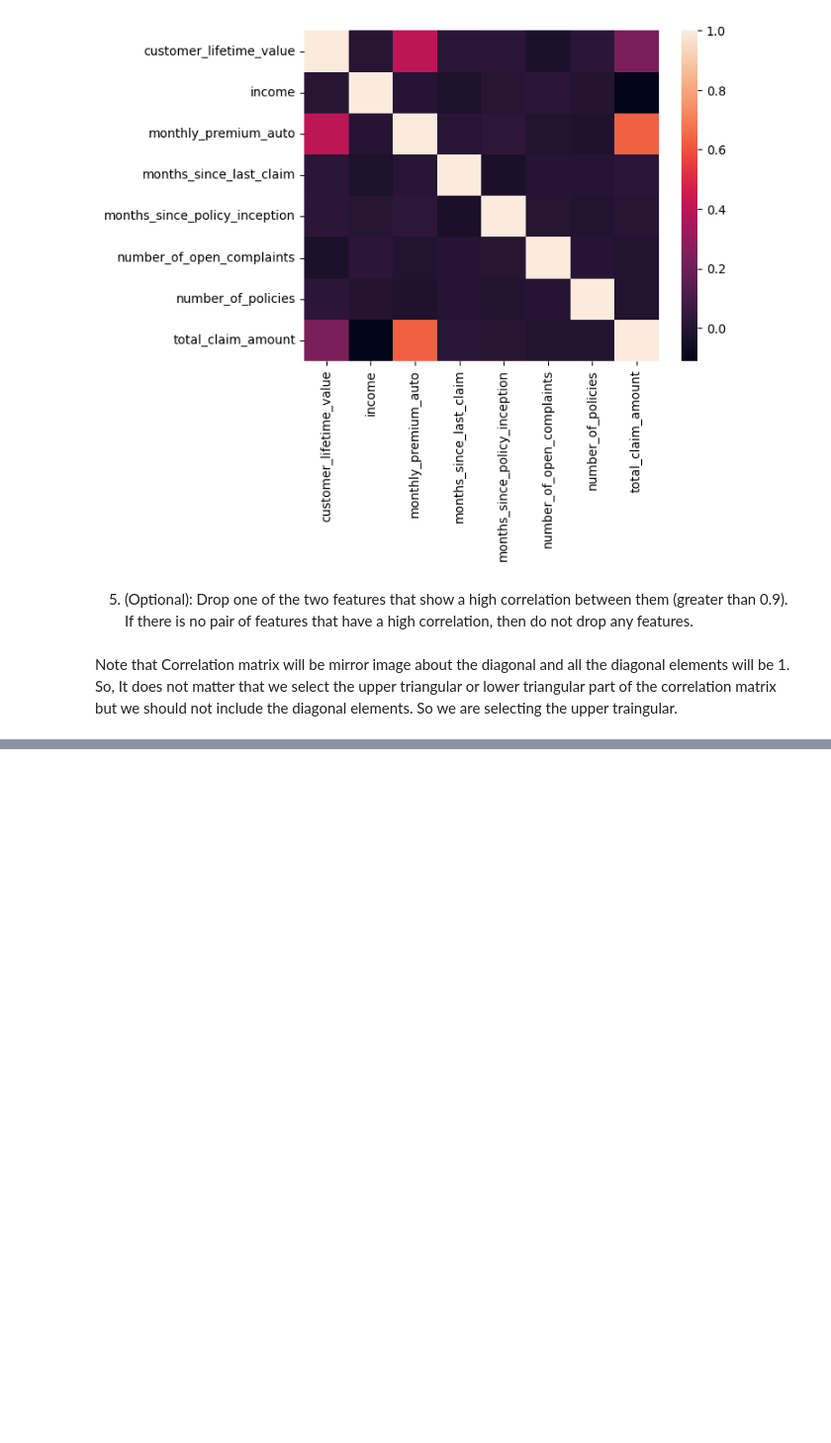
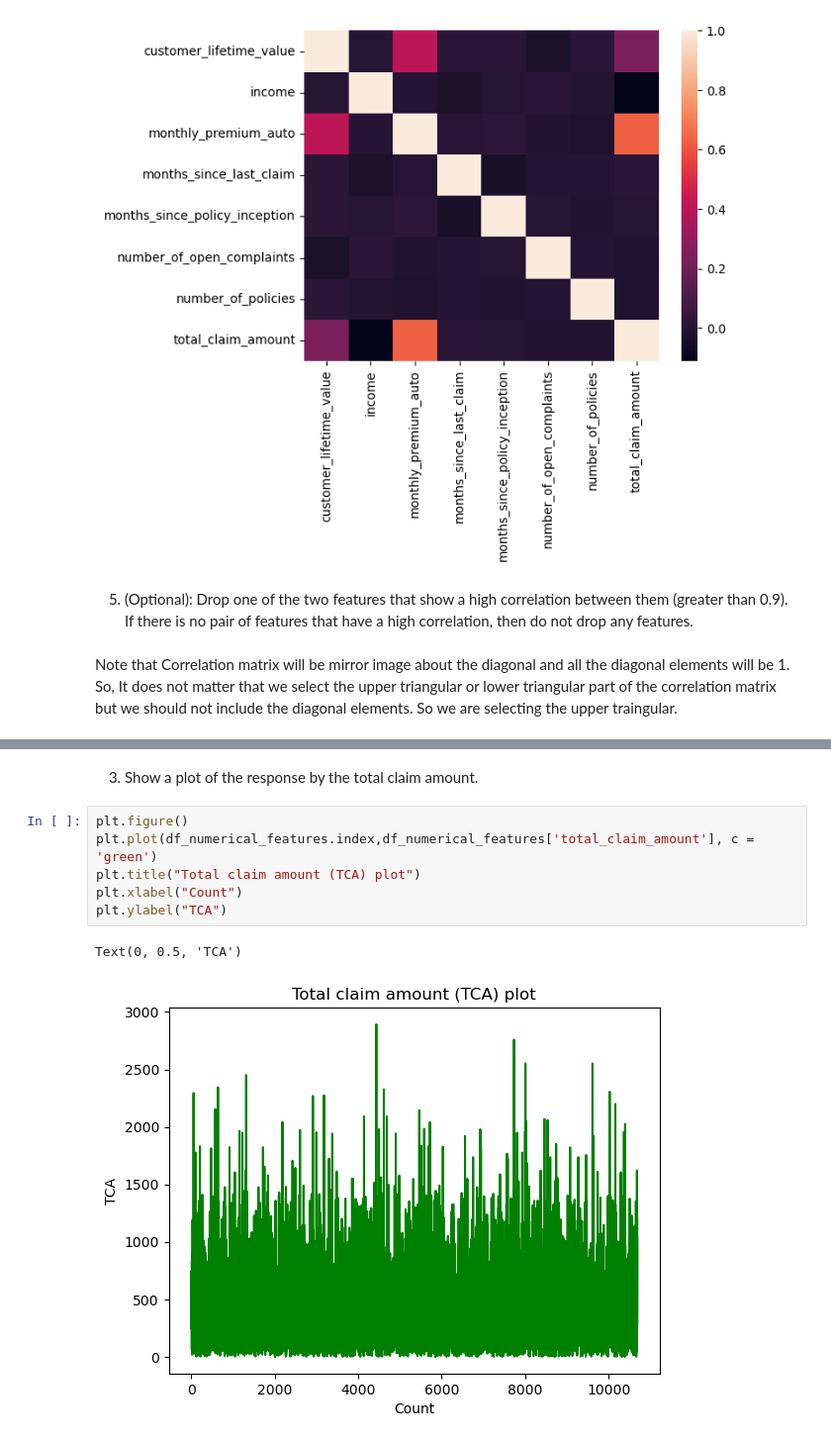
Before and after one commit to ajaykrishna2810/IronHack-Lab-Ajay, a Jupyter notebook: week2/Wednesday/matplot_task.ipynb, the cells around one changed output, grey strips where cells are left out. Shown at 99% size. Cells and saved outputs as stored; diff of their text form; blank space fills up the shorter version.

```diff
--- a/week2/Wednesday/matplot_task.ipynb
+++ b/week2/Wednesday/matplot_task.ipynb
@@ -131,0 +152,11 @@ sns.pairplot(clean_data)
+# %% [markdown]
+3. Show a plot of the response by the total claim amount.
+# %%
+plt.figure()
+plt.plot(df_numerical_features.index,df_numerical_features['total_claim_amount'], c = 'green')
+plt.title("Total claim amount (TCA) plot")
+plt.xlabel("Count")
+plt.ylabel("TCA")
+# %% [output]
+Text(0, 0.5, 'TCA')
+[figure, added]
```
Also changed, not shown: parts of 13 cells of this notebook.
